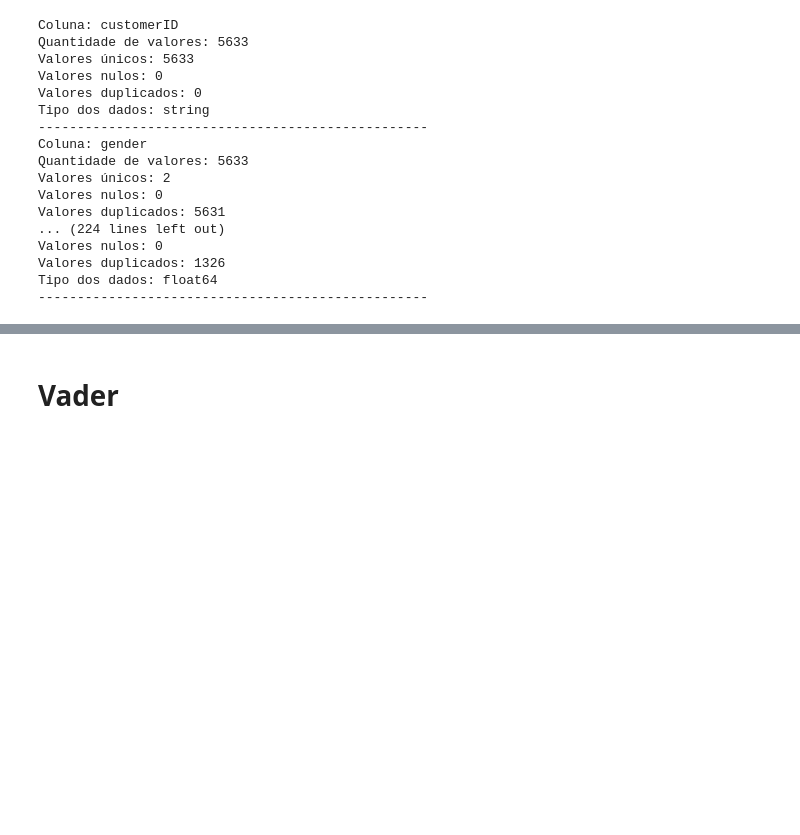
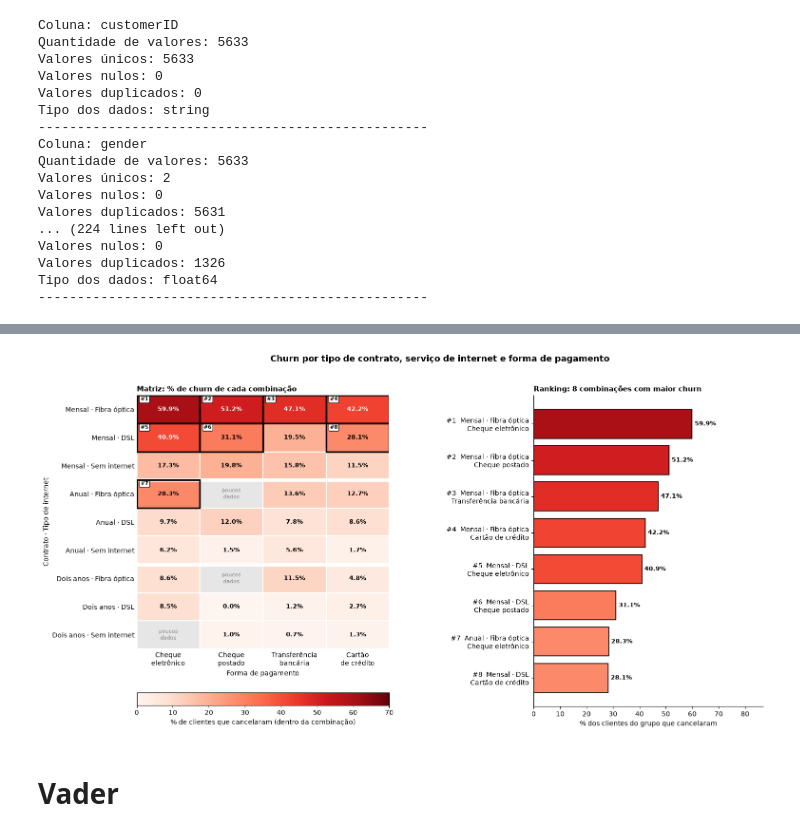
Before and after one commit to VictorLapaDev/Integrador-2-Semestre, a Jupyter notebook: notebook.ipynb, the cells around one changed output, grey strips where cells are left out. Cells and saved outputs as stored; diff of their text form; code cells hidden in the pictures; blank space fills up the shorter version.

```diff
--- a/notebook.ipynb
+++ b/notebook.ipynb
@@ -622,3 +593,103 @@ plt.show()
+# %%
+CINZA = "#8c8c8c"
+base = df_silver.assign(Churn=df_silver["Churn"].astype(float), tenure=df_silver["tenure"].astype(int))
+media_geral = base["Churn"].mean() * 100     # churn geral (26.7%)
+
+contratos = ["Month-to-month", "One year", "Two year"]
+internets = ["Fiber optic", "DSL", "No"]
+pagamentos = ["Electronic check", "Mailed check", "Bank transfer (automatic)", "Credit card (automatic)"]
+
+nome_contrato = {"Month-to-month": "Mensal", "One year": "Anual", "Two year": "Dois anos"}
+nome_internet = {"Fiber optic": "Fibra óptica", "DSL": "DSL", "No": "Sem internet"}
+nome_pagamento = {
+    "Electronic check": "Cheque eletrônico",
+    "Mailed check": "Cheque postado",
+    "Bank transfer (automatic)": "Transferência bancária",
+    "Credit card (automatic)": "Cartão de crédito",
+}
+
+MIN_CLIENTES = 1   # só entram no ranking combinações com pelo menos esse número de clientes
+TOP = 8              # quantas combinações aparecem no ranking
+
+# taxa de churn e nº de clientes de cada combinação (contrato + internet + pagamento)
+res = (
+    base.groupby(["Contract", "InternetService", "PaymentMethod"], observed=True)["Churn"]
+    .agg(taxa="mean", n="size")
+    .reindex(pd.MultiIndex.from_product([contratos, internets, pagamentos],
+                                        names=["Contract", "InternetService", "PaymentMethod"]))
+)
+taxa = res["taxa"].values.reshape(9, 4) * 100      # 9 linhas (contrato + internet) x 4 colunas (pagamento)
+n = res["n"].values.reshape(9, 4)
+linhas = [(c, i) for c in contratos for i in internets]
+
+# ranking: as combinações com maior churn (respeitando o mínimo de clientes)
+ranking = res.reset_index().query("n >= @MIN_CLIENTES").nlargest(TOP, "taxa")
+ranking["taxa"] = ranking["taxa"] * 100
+posicao = {}   # (linha, coluna) da matriz -> posição no ranking
+for k, (_, g) in enumerate(ranking.iterrows(), start=1):
+    posicao[(linhas.index((g["Contract"], g["InternetService"])), pagamentos.index(g["PaymentMethod"]))] = k
+
+fig = plt.figure(figsize=(17, 8.5))
+grade = fig.add_gridspec(1, 2, width_ratios=[1.1, 1], wspace=0.6)
+ax1 = fig.add_subplot(grade[0])
+ax2 = fig.add_subplot(grade[1])
+
+# ---------- esquerda: matriz ----------
+cmap = plt.get_cmap("Reds").copy()
+cmap.set_bad("#e6e6e6")                                   # combinações com menos de 30 clientes
+im = ax1.imshow(np.where(n >= 30, taxa, np.nan), cmap=cmap, vmin=0, vmax=70, aspect="auto")
+
+for r in range(9):
+    for c in range(4):
+        if n[r, c] < 30:
+            ax1.text(c, r, "poucos\ndados", ha="center", va="center", fontsize=8, color="gray")
+        else:
+            cor = "white" if taxa[r, c] > 40 else "black"
+            ax1.text(c, r, f"{taxa[r, c]:.1f}%",
+                     ha="center", va="center", fontsize=9, color=cor, fontweight="bold")
+        if (r, c) in posicao:                              # destaca as combinações do ranking
+            ax1.add_patch(plt.Rectangle((c - 0.5, r - 0.5), 1, 1, fill=False, edgecolor="black", linewidth=2.5, zorder=5))
+            ax1.text(c - 0.44, r - 0.36, f"#{posicao[(r, c)]}", ha="left", va="center", fontsize=8, fontweight="bold",
+                     bbox=dict(boxstyle="round,pad=0.2", facecolor="white", edgecolor="black", linewidth=0.8))
+
+ax1.set_xticks(range(4), [nome_pagamento[p].replace(" ", "\n", 1) for p in pagamentos])
+ax1.set_yticks(range(9), [f"{nome_contrato[c]} · {nome_internet[i]}" for c, i in linhas])
+ax1.set_xticks(np.arange(-0.5, 4, 1), minor=True)
+ax1.set_yticks(np.arange(-0.5, 9, 1), minor=True)
+ax1.grid(which="minor", color="white", linewidth=1.5)
+ax1.tick_params(which="both", length=0)
+ax1.axhline(2.5, color="white", linewidth=5)               # separa os grupos de contrato
+ax1.axhline(5.5, color="white", linewidth=5)
+ax1.set_xlabel("Forma de pagamento")
+ax1.set_ylabel("Contrato · Tipo de internet")
+ax1.set_title("Matriz: % de churn de cada combinação", fontsize=11, fontweight="bold", loc="left")
+for lado in ax1.spines.values():
+    lado.set_visible(False)
+fig.colorbar(im, ax=ax1, orientation="horizontal", pad=0.14, fraction=0.045,
+             label="% de clientes que cancelaram (dentro da combinação)")
+
+# ---------- direita: ranking ----------
+barras_dados = ranking.iloc[::-1]                           # a maior fica no topo
+posicoes = range(len(ranking), 0, -1)
+rotulos = [
+    f"#{k}  {nome_contrato[g.Contract]} · {nome_internet[g.InternetService]}\n{nome_pagamento[g.PaymentMethod]}"
+    for k, g in zip(posicoes, barras_dados.itertuples())
+]
+barras = ax2.barh(rotulos, barras_dados["taxa"], color=[cmap(v / 70) for v in barras_dados["taxa"]],
+                  edgecolor="black", linewidth=1.2)
+ax2.bar_label(barras, labels=[f"{t:.1f}%" for t in barras_dados["taxa"]],
+              padding=4, fontsize=9, fontweight="bold")
+ax2.set_title(f"Ranking: {TOP} combinações com maior churn",
+              fontsize=11, fontweight="bold", loc="left")
+ax2.set_xlabel("% dos clientes do grupo que cancelaram")
+ax2.set_xlim(0, barras_dados["taxa"].max() * 1.45)
+ax2.legend(frameon=False, loc="lower right")
+ax2.spines[["top", "right"]].set_visible(False)
+
+fig.suptitle("Churn por tipo de contrato, serviço de internet e forma de pagamento", fontsize=13, fontweight="bold")
+plt.show()
+# %% [output]
+[figure, added]
 # %% [markdown]
 # Vader
 # %%
```
Also changed, not shown: parts of 49 cells of this notebook.
